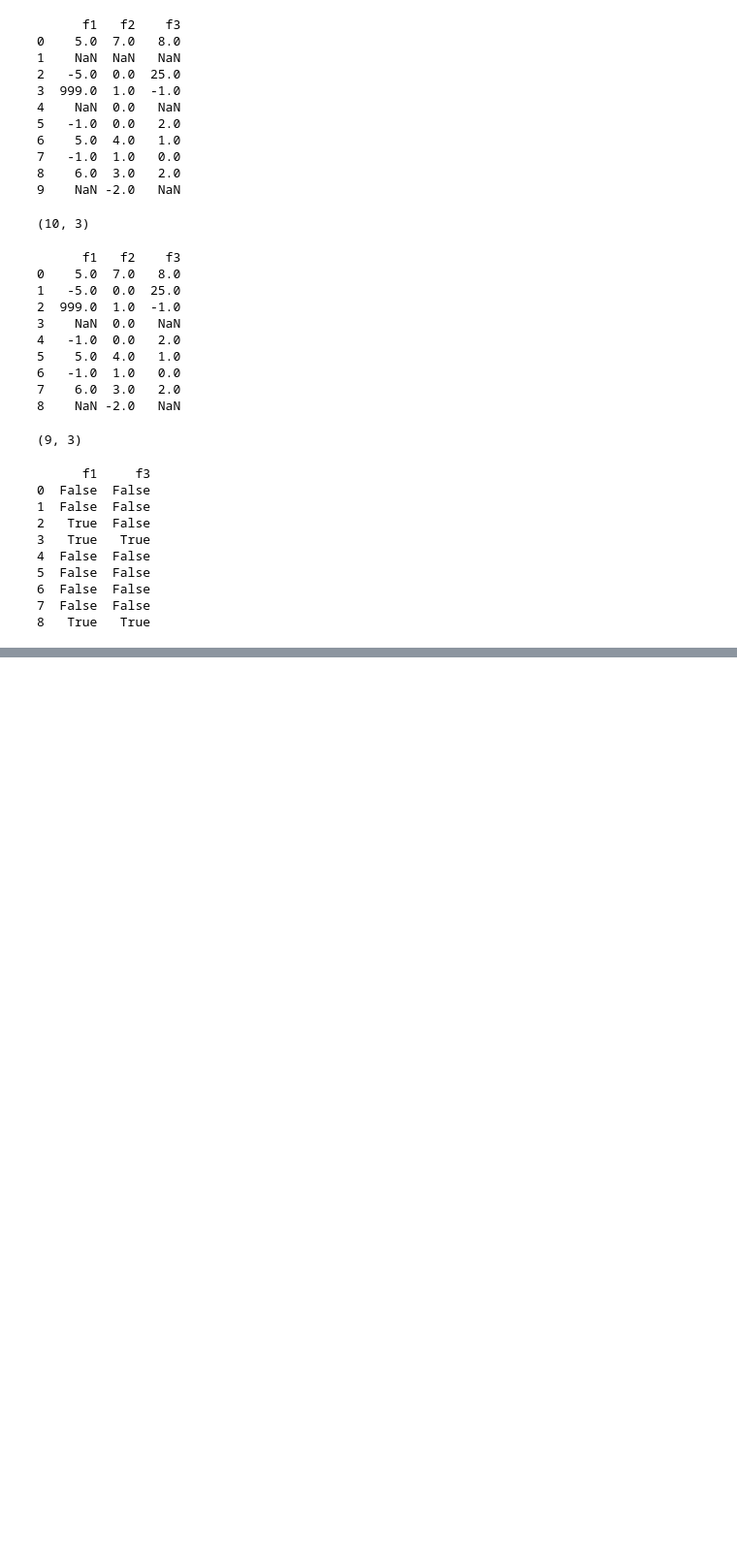
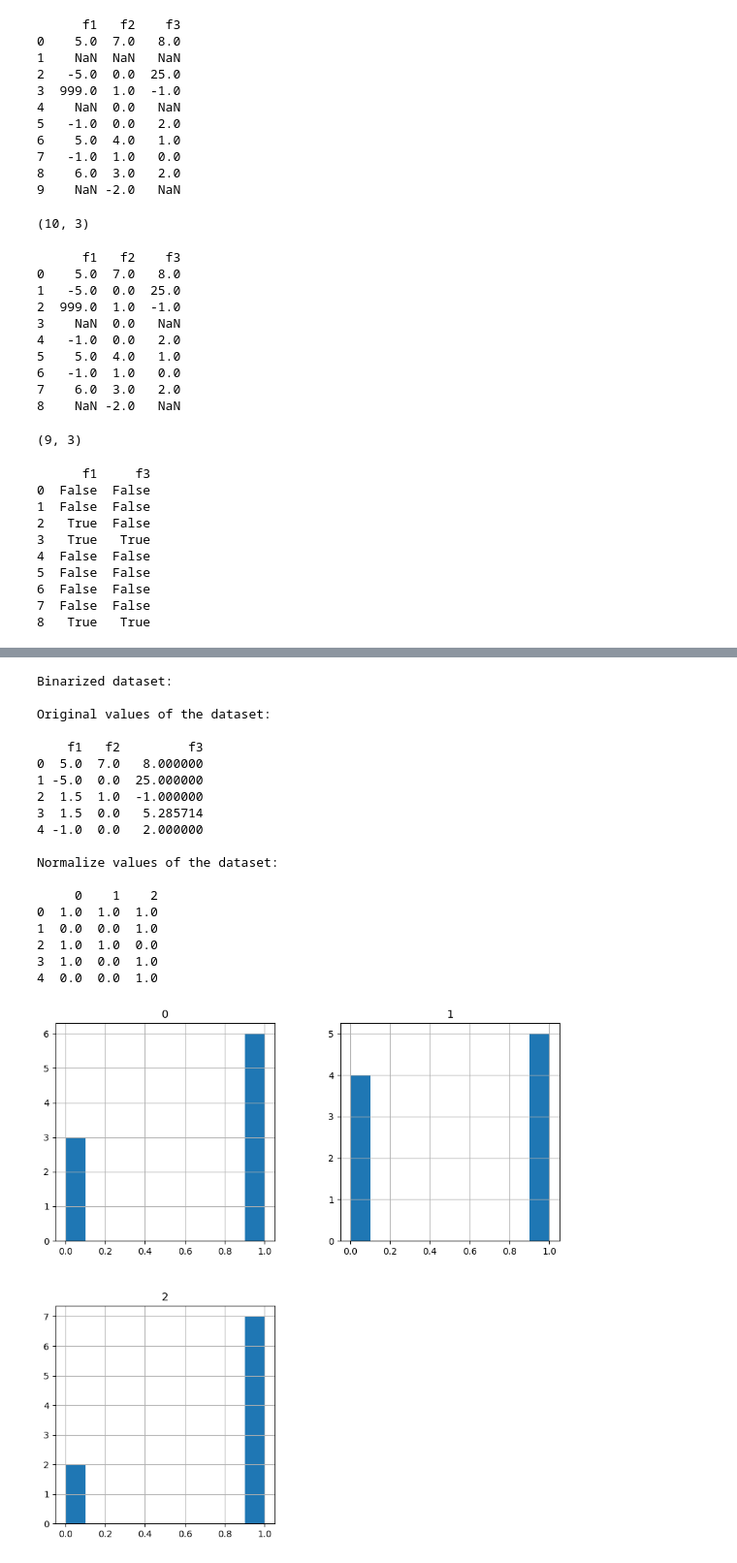
Before and after one commit to M-M-I-V/data-mining, a Jupyter notebook: sample4.ipynb, the cells around one changed output, grey strips where cells are left out. Shown at 97% size. Drawn from its saved outputs; the diff is of its cells as text; code cells hidden in the pictures; blank space fills up the shorter version.

```diff
--- a/sample4.ipynb
+++ b/sample4.ipynb
@@ -77,0 +193,34 @@ print(indicator)
+# %%
+from sklearn.preprocessing import Binarizer
+
+print('Binarized dataset: \n')
+binarizer = Binarizer(threshold = 0.5, copy = True)
+binarizedSet = binarizer.fit_transform(df_array)
+binarizedSet = pd.DataFrame(binarizedSet)
+pd.DataFrame.hist(binarizedSet, figsize = [10, 10])
+
+print('Original values of the dataset: \n')
+print(df_array.head())
+print('\nNormalize values of the dataset: \n')
+print(binarizedSet.head())
+# %% [output]
+Binarized dataset:
+
+Original values of the dataset:
+
+    f1   f2         f3
+0  5.0  7.0   8.000000
+1 -5.0  0.0  25.000000
+2  1.5  1.0  -1.000000
+3  1.5  0.0   5.285714
+4 -1.0  0.0   2.000000
+
+Normalize values of the dataset:
+
+     0    1    2
+0  1.0  1.0  1.0
+1  0.0  0.0  1.0
+2  1.0  1.0  0.0
+3  1.0  0.0  1.0
+4  0.0  0.0  1.0
+[figure, added]
```
Also changed, not shown: parts of 13 cells of this notebook, 11 other files.
